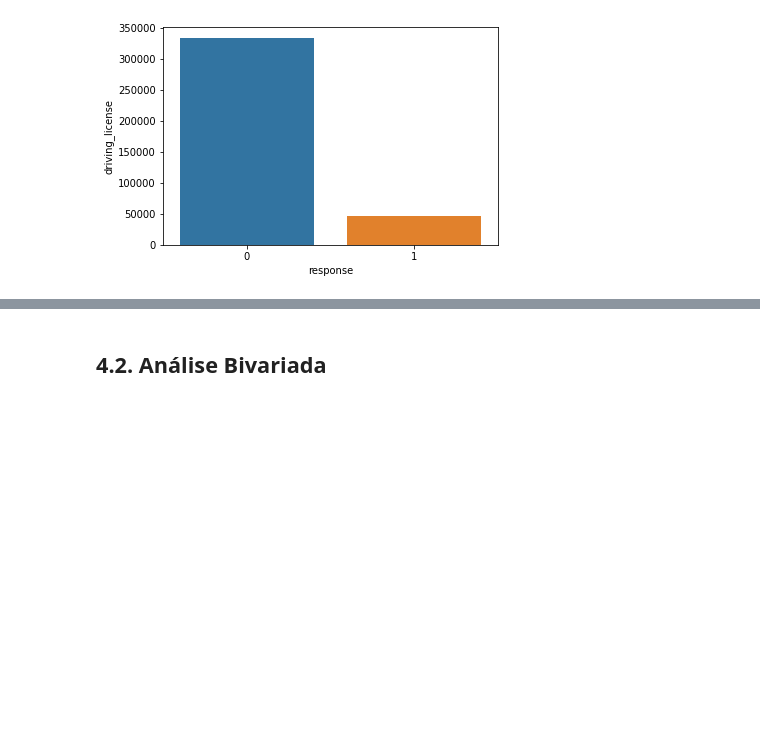
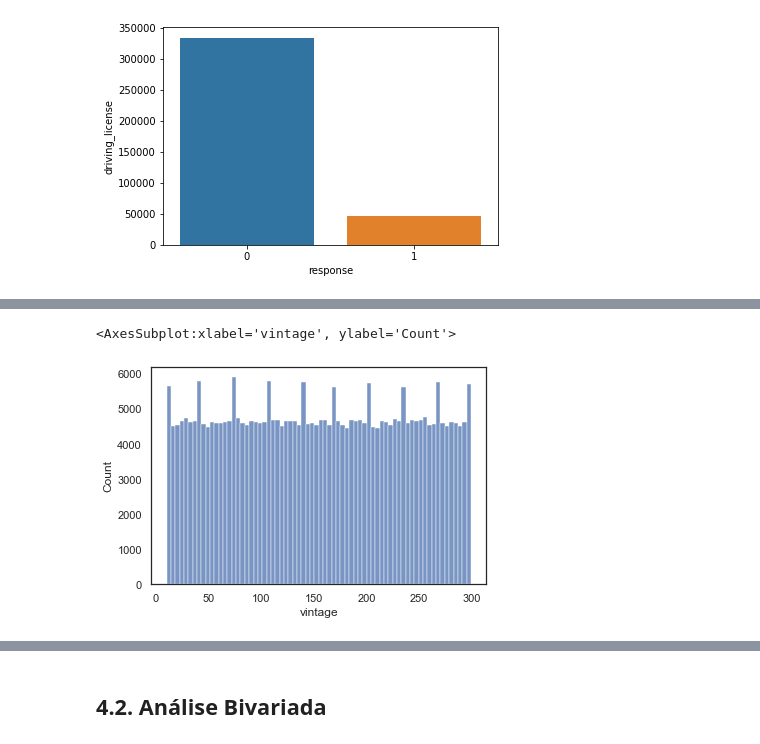
Before and after one commit to laurivansareta/Health-Insurance-Ranking, a Jupyter notebook: notebooks/1.0.ls_health_insurance_cross_sell.ipynb, the cells around one changed output, grey strips where cells are left out. Drawn from its saved outputs; the diff is of its cells as text; code cells hidden in the pictures; blank space fills up the shorter version.

```diff
--- a/notebooks/1.0.ls_health_insurance_cross_sell.ipynb
+++ b/notebooks/1.0.ls_health_insurance_cross_sell.ipynb
@@ -215,0 +270,6 @@ aux.head()
+# %%
+aux00 = df4.loc[df4['response'] == 0, 'vintage']
+sns.histplot( aux00 )
+# %% [output]
+<AxesSubplot:xlabel='vintage', ylabel='Count'>
+[figure, added]
```
Also changed, not shown: parts of 22 cells of this notebook, 1 other file.
